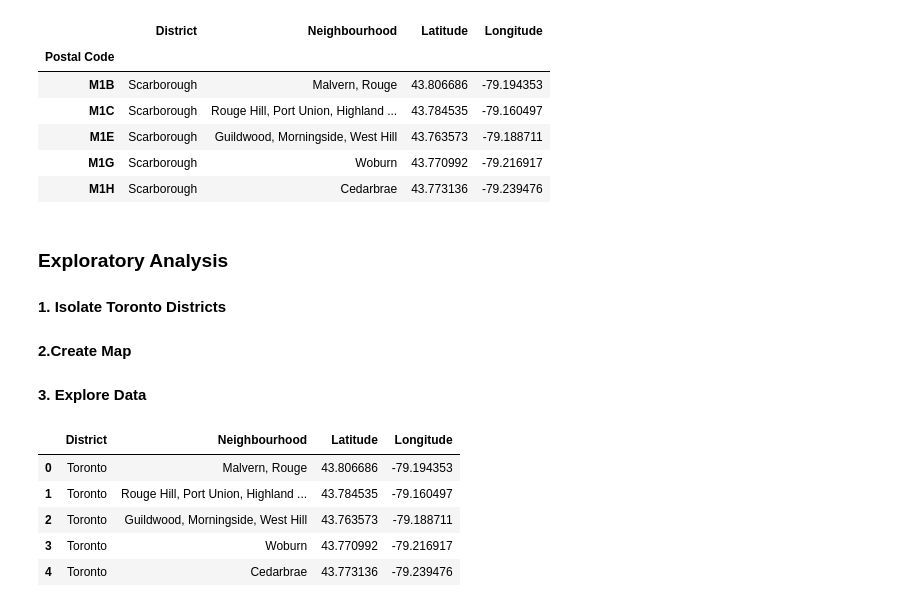
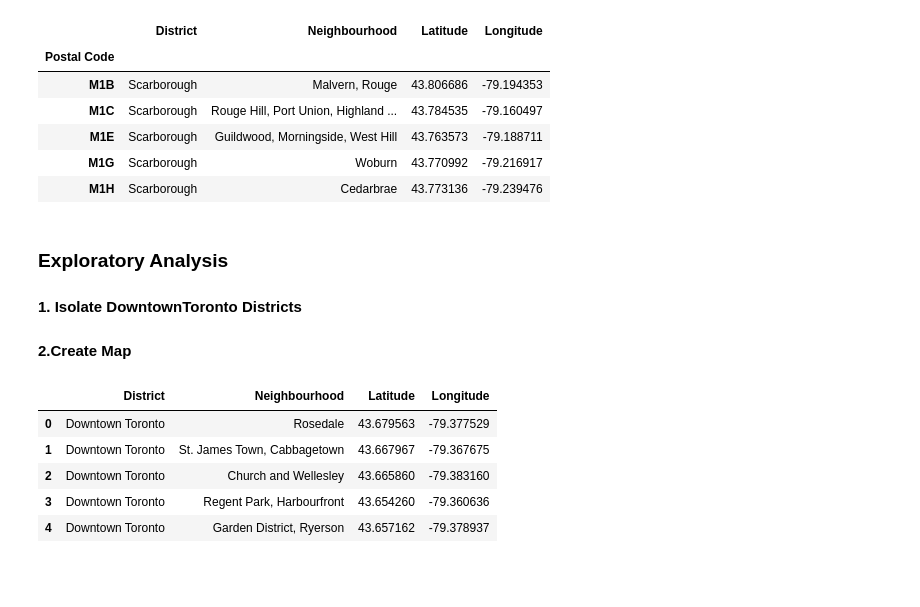
Before and after one commit to Alexdowd2/Coursera_Captstone, a Jupyter notebook: Segmenting and Clustering Neighborhoods in Toronto.ipynb, the cells around one changed output. Saved outputs shown, nothing was run; the diff lists cells and outputs as text; code cells hidden in the pictures; blank space fills up the shorter version.

```diff
--- a/Segmenting and Clustering Neighborhoods in Toronto.ipynb
+++ b/Segmenting and Clustering Neighborhoods in Toronto.ipynb
@@ -92,23 +92,22 @@ df1.head()
 | M1H | Scarborough | Cedarbrae | 43.773136 | -79.239476 |
 # %% [markdown]
 ### Exploratory Analysis
-#### 1. Isolate Toronto Districts
+#### 1. Isolate DowntownToronto Districts
 #### 2.Create Map
-#### 3. Explore Data
 # %%
 import folium
 # %%
 # only include District = Toronto and replace the index column
 
-toronto_df = df1.loc[df1['District']=='Toronto'].reset_index(drop=True)
+toronto_df = df1.loc[df1['District']=='Downtown Toronto'].reset_index(drop=True)
 toronto_df.head()
 # %% [output]
 |  | District | Neighbourhood | Latitude | Longitude |
-| 0 | Toronto | Malvern, Rouge | 43.806686 | -79.194353 |
-| 1 | Toronto | Rouge Hill, Port Union, Highland ... | 43.784535 | -79.160497 |
-| 2 | Toronto | Guildwood, Morningside, West Hill | 43.763573 | -79.188711 |
-| 3 | Toronto | Woburn | 43.770992 | -79.216917 |
-| 4 | Toronto | Cedarbrae | 43.773136 | -79.239476 |
+| 0 | Downtown Toronto | Rosedale | 43.679563 | -79.377529 |
+| 1 | Downtown Toronto | St. James Town, Cabbagetown | 43.667967 | -79.367675 |
+| 2 | Downtown Toronto | Church and Wellesley | 43.665860 | -79.383160 |
+| 3 | Downtown Toronto | Regent Park, Harbourfront | 43.654260 | -79.360636 |
+| 4 | Downtown Toronto | Garden District, Ryerson | 43.657162 | -79.378937 |
 # %%
 # Establish Toronto Lat and Long
 
```
